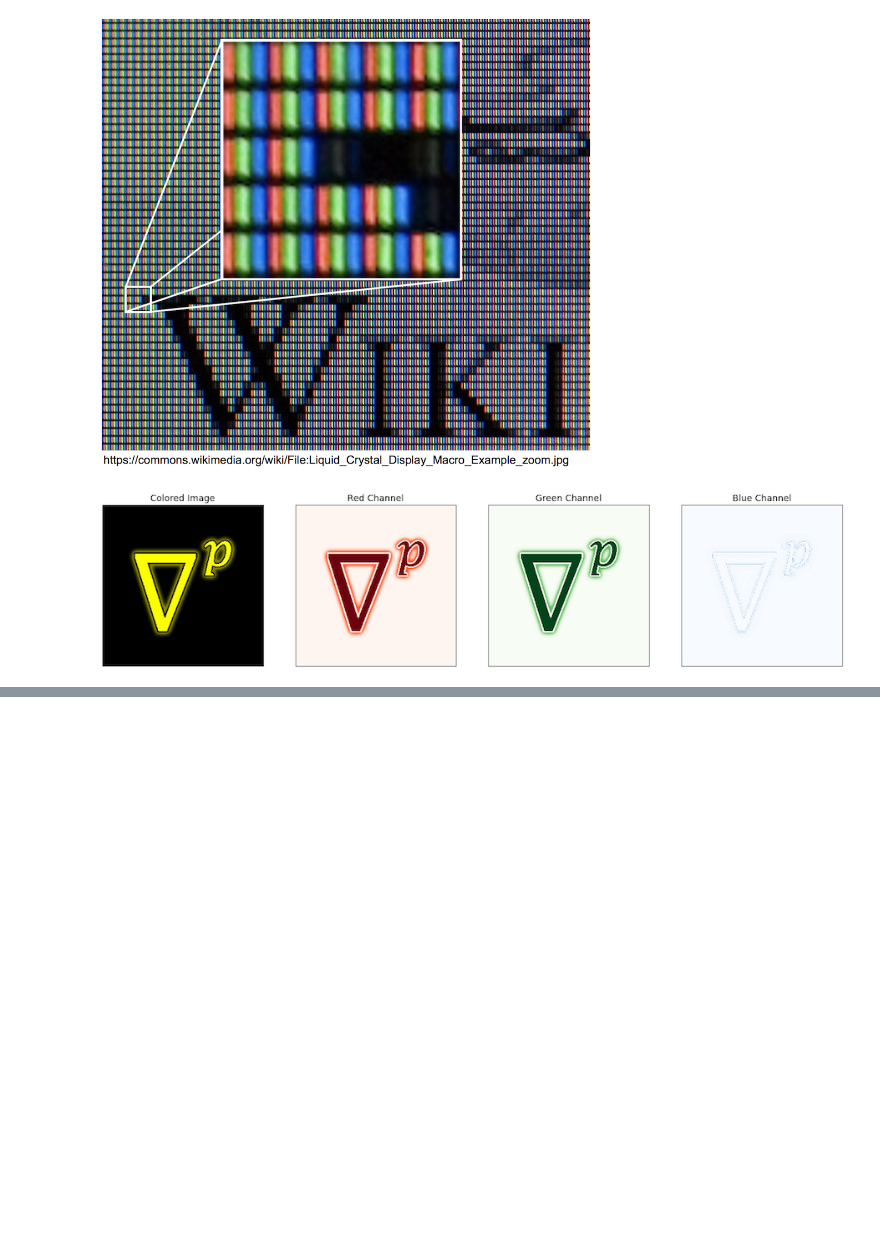
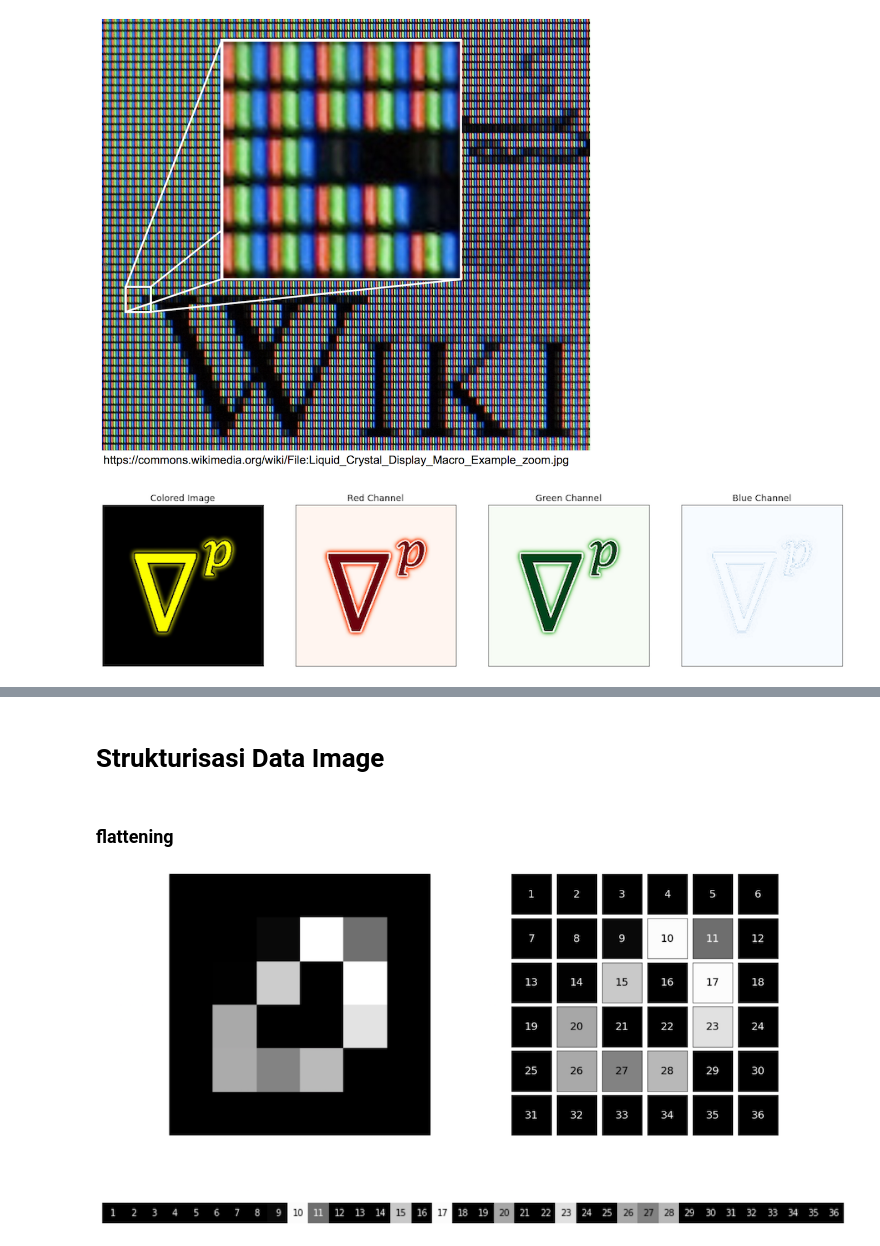
Before and after one commit to FransiscoReadyPermana/unstructured_data, a Jupyter notebook: 11 - Image Data/Part 1 - Digital Image.ipynb, the cells around one changed output, grey strips where cells are left out. Saved outputs shown, nothing was run; the diff lists cells and outputs as text; code cells hidden in the pictures; blank space fills up the shorter version.

```diff
--- a/11 - Image Data/Part 1 - Digital Image.ipynb
+++ b/11 - Image Data/Part 1 - Digital Image.ipynb
@@ -90,0 +132,8 @@ illustration.rgb_image
+# %% [markdown]
+# Strukturisasi Data Image
+# %% [markdown]
+### flattening
+# %%
+illustration.flattening
+# %% [output]
+[figure, added]
```
Also changed, not shown: parts of 9 cells of this notebook, 3 other files.
